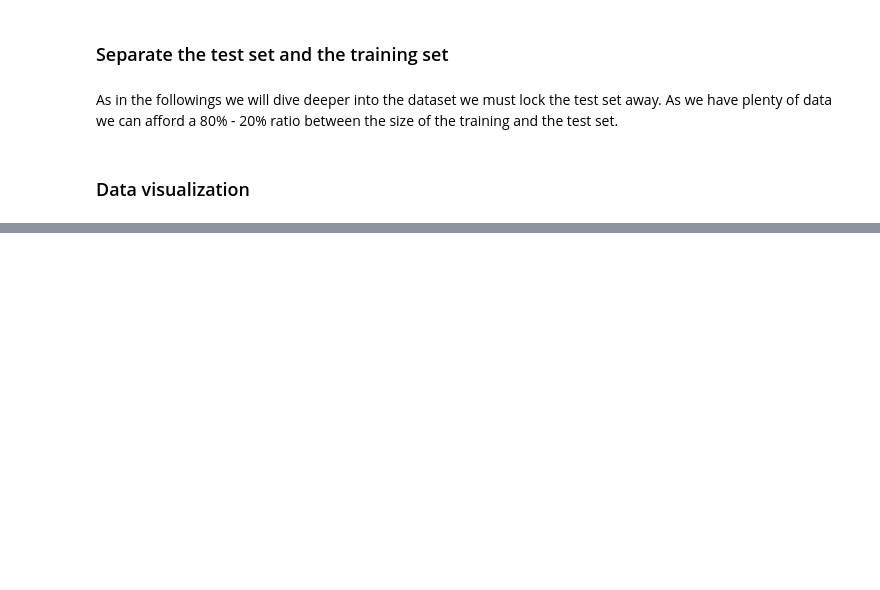
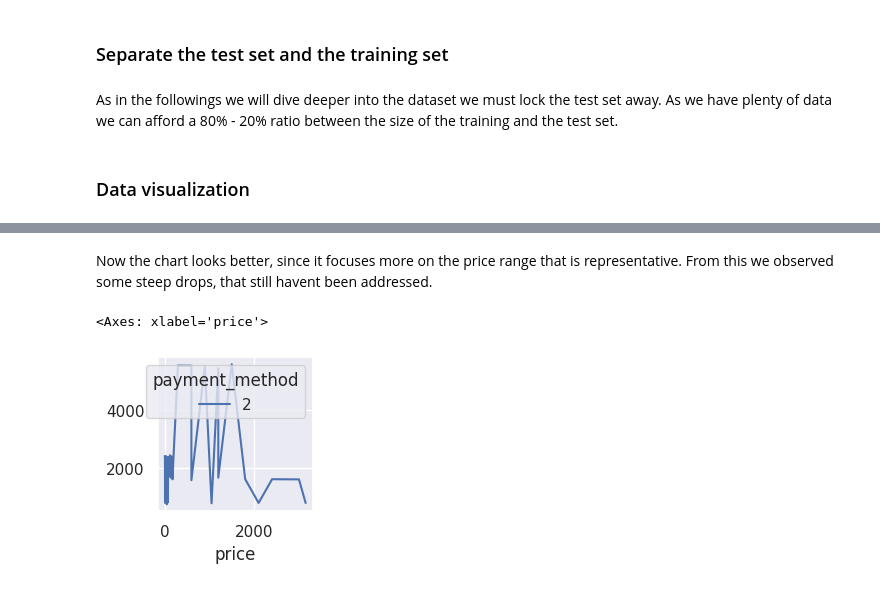
Before and after one commit to Lagosa/IS_project, a Jupyter notebook: project.ipynb, the cells around one changed output, grey strips where cells are left out. Cells and saved outputs as stored; diff of their text form; code cells hidden in the pictures; blank space fills up the shorter version.

```diff
--- a/project.ipynb
+++ b/project.ipynb
@@ -210,0 +295,14 @@ copy_dev_df.plot(kind="scatter", x="payment_method", y="price", alpha=0.1)
+# %%
+copy_dev_df = copy_dev_df[copy_dev_df['price'] <= 3250]
+# %% [markdown]
+<p>
+    Now the chart looks better, since it focuses more on the price range that is representative. From this we observed some steep drops, that still havent been addressed.
+</p>
+# %%
+# Create a pivot table to capture the payment methods used along prices
+age_payment_method_combined = copy_dev_df.pivot_table(index='price', columns='payment_method', aggfunc='count')['age']
+# Plot the table
+age_payment_method_combined.plot.line()
+# %% [output]
+<Axes: xlabel='price'>
+[figure, added]
```
Also changed, not shown: parts of 40 cells of this notebook.
